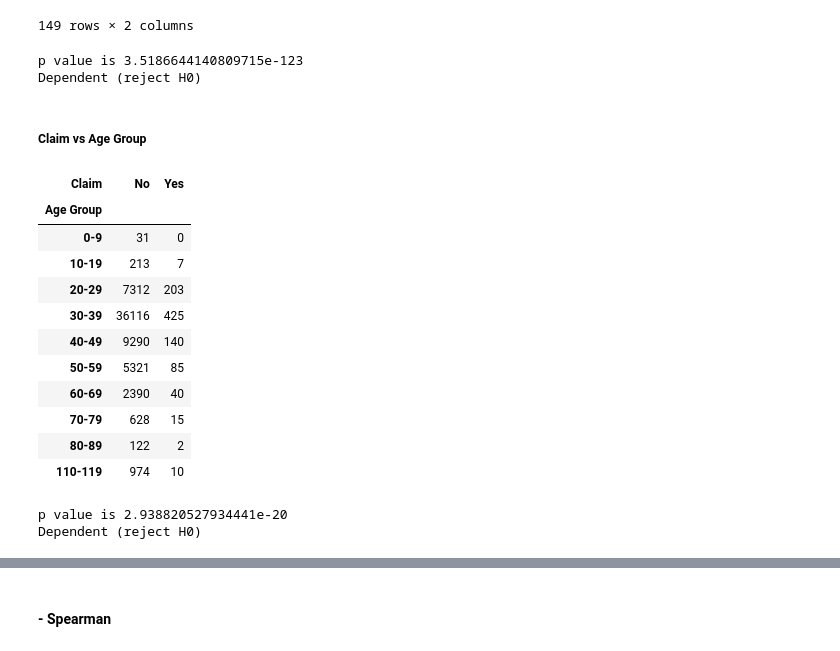
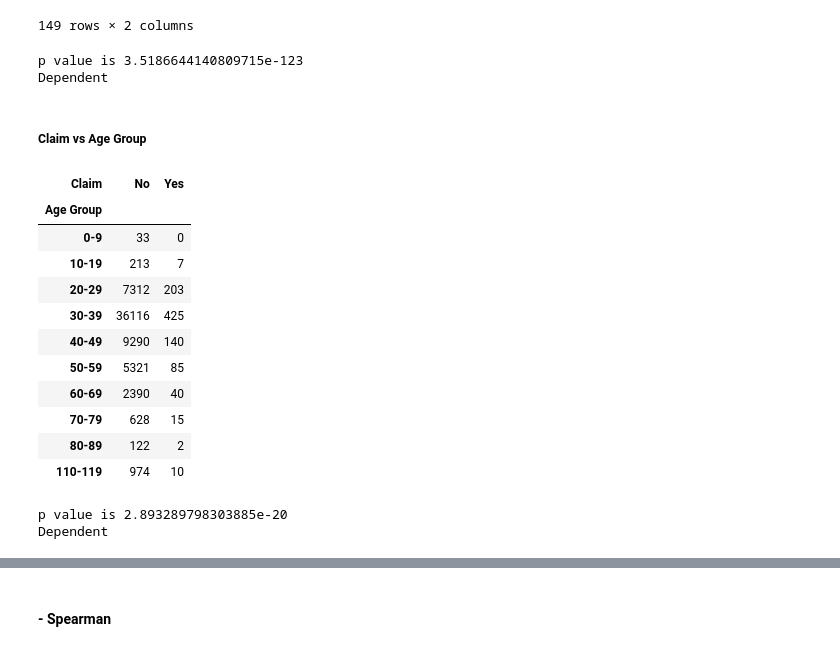
Before and after one commit to jkjk807/TeamTehc-masa, a Jupyter notebook: MASA_statistical.ipynb, the cells around one changed output, grey strips where cells are left out. Drawn from its saved outputs; the diff is of its cells as text; code cells hidden in the pictures.

```diff
--- a/MASA_statistical.ipynb
+++ b/MASA_statistical.ipynb
@@ -22,6 +22,3 @@ df.head()
 | 2 | CWT | Travel Agency | Online | Rental Vehicle Excess Insurance | No | 65 | AUSTRALIA | -49.5 | ... |
 | 3 | CWT | Travel Agency | Online | Rental Vehicle Excess Insurance | No | 60 | AUSTRALIA | -39.6 | ... |
 | 4 | CWT | Travel Agency | Online | Rental Vehicle Excess Insurance | No | 79 | ITALY | -19.8 | ... |
-# %%
-df["Age Group"] = pd.cut(df["Age"], bins=[0,9,19,29,39,49,59,69,79,89,99,109,119], labels=["0-9", "10-19", "20-29", "30-39", "40-49", "50-59", "60-69", "70-79", "80-89", "90-99", "100-109", "110-119"])
-df
@@ -128,30 +111,31 @@ stat, p, dof, expected = stats.chi2_contingency(claim_destination)
 alpha = 0.05
 print("p value is " + str(p))
 if p <= alpha:
-    print('Dependent (reject H0)')
+    print('Dependent')
 else:
-    print('Independent (H0 holds true)')
+    print('Independent')
 # %% [output]
 p value is 3.5186644140809715e-123
-Dependent (reject H0)
+Dependent
 # %% [markdown]
 ##### Claim vs Age Group
-# %%
-claim_age = pd.crosstab(df["Age Group"], df["Claim"], margins=False)
-claim_age
-# %% [output]
-| Claim | No | Yes |
-| Age Group |  |  |
-| 0-9 | 31 | 0 |
-| 10-19 | 213 | 7 |
-| 20-29 | 7312 | 203 |
-| 30-39 | 36116 | 425 |
-| 40-49 | 9290 | 140 |
-| 50-59 | 5321 | 85 |
-| 60-69 | 2390 | 40 |
-| 70-79 | 628 | 15 |
-| 80-89 | 122 | 2 |
-| 110-119 | 974 | 10 |
+# %%
+df["Age Group"] = pd.cut(df["Age"], bins=[-1,9,19,29,39,49,59,69,79,89,99,109,119], labels=["0-9", "10-19", "20-29", "30-39", "40-49", "50-59", "60-69", "70-79", "80-89", "90-99", "100-109", "110-119"])
+claim_age = pd.crosstab(df["Age Group"], df["Claim"], margins=False)
+claim_age
+# %% [output]
+| Claim | No | Yes |
+| Age Group |  |  |
+| 0-9 | 33 | 0 |
+| 10-19 | 213 | 7 |
+| 20-29 | 7312 | 203 |
+| 30-39 | 36116 | 425 |
+| 40-49 | 9290 | 140 |
+| 50-59 | 5321 | 85 |
+| 60-69 | 2390 | 40 |
+| 70-79 | 628 | 15 |
+| 80-89 | 122 | 2 |
+| 110-119 | 974 | 10 |
 # %%
 stat, p, dof, expected = stats.chi2_contingency(claim_age)
 
@@ -159,9 +143,9 @@ stat, p, dof, expected = stats.chi2_contingency(claim_age)
 alpha = 0.05
 print("p value is " + str(p))
 if p <= alpha:
-    print('Dependent (reject H0)')
+    print('Dependent')
 else:
-    print('Independent (H0 holds true)')
+    print('Independent')
 # %% [output]
-p value is 2.938820527934441e-20
-Dependent (reject H0)
+p value is 2.893289798303885e-20
+Dependent
```
Also changed, not shown: parts of 18 cells of this notebook, 2 other files.
